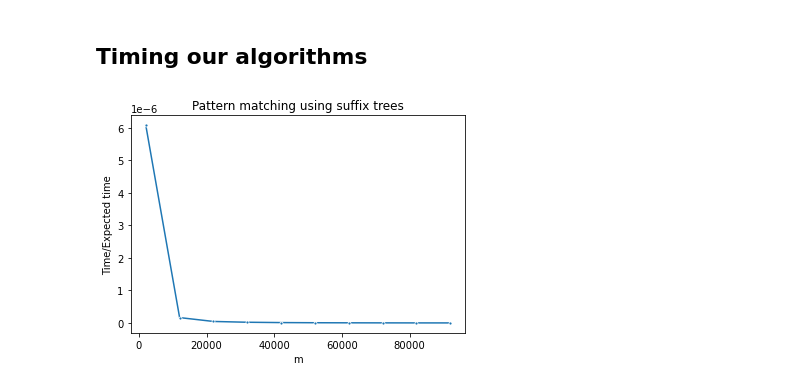
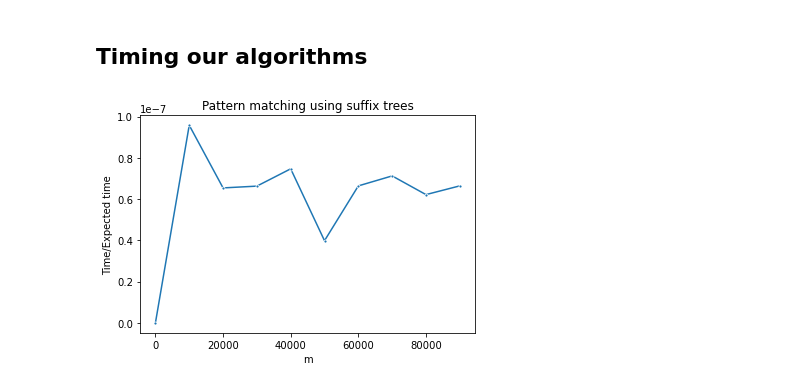
Before and after one commit to stinekrye/GSA, a Jupyter notebook: Project 2/time_analysis/4 timing.ipynb, the cells around one changed output. Cells and saved outputs as stored; diff of their text form; code cells hidden in the pictures.

Commit message:
Finished time analysis

```diff
--- a/Project 2/time_analysis/4 timing.ipynb
+++ b/Project 2/time_analysis/4 timing.ipynb
@@ -14,7 +15,7 @@ from search_st import search_suffix
 def dna(length=int(), letters="CGTA"):
     return''.join(random.choices(letters, k=length))
 
-def create_fasta(n):
+def create_one_fasta(n):
     name = f"test_files/n_{n}.fasta"
     f = open(name, "w")
 
@@ -24,7 +25,31 @@ def create_fasta(n):
 
     return name
 
-def create_fastq(start, stop, step):
+def create_many_fasta(start, stop, step):
+    name = f"test_files/n_{stop}.fasta"
+    f = open(name, "w")
+    counter = 1
+
+    for i in range(start, stop, step):
+        f.write('>Seq' + str(counter) + '\n' + dna(i) + '\n')
+        counter += 1
+    f.close()
+
+    return name
+
+def create_one_fastq(m):
+    name = f"test_files/m_{m}.fastq"
+    f = open(name, "w")
+    f.write(
+        '@' + 'Seq' + str(1) + '\n' +
+        dna(m) + '\n' +
+        '+' + '\n' +
+        '~' * m + '\n')
+    f.close()
+
+    return name
+
+def create_many_fastq(start, stop, step):
     name = f"test_files/m_{stop}.fastq"
     f = open(name, "w")
 
@@ -68,4 +69,0 @@ def time_st(n, m):
-# %%
-n = 1000000
-m = 100000
-df_test = time_st(n, m)
@@ -72,7 +168,12 @@ df_test = time_st(n, m)
+# %%
+n = 100000
+m = 1000
+# %%
+df_search = time_search(n, m)
 # %%
 h = sns.lineplot(x = 'm', y = 'Time/Expected time', marker = '.',
-                    data = df_test)
+                    data = df_search)
 h.set_title('Pattern matching using suffix trees')
 h.figure.savefig('../figures/search_st.pdf')
 # %% [output]
-[figure, old version]
+[figure, new version]
```
Also changed, not shown: parts of 6 cells of this notebook, 9 other files.
